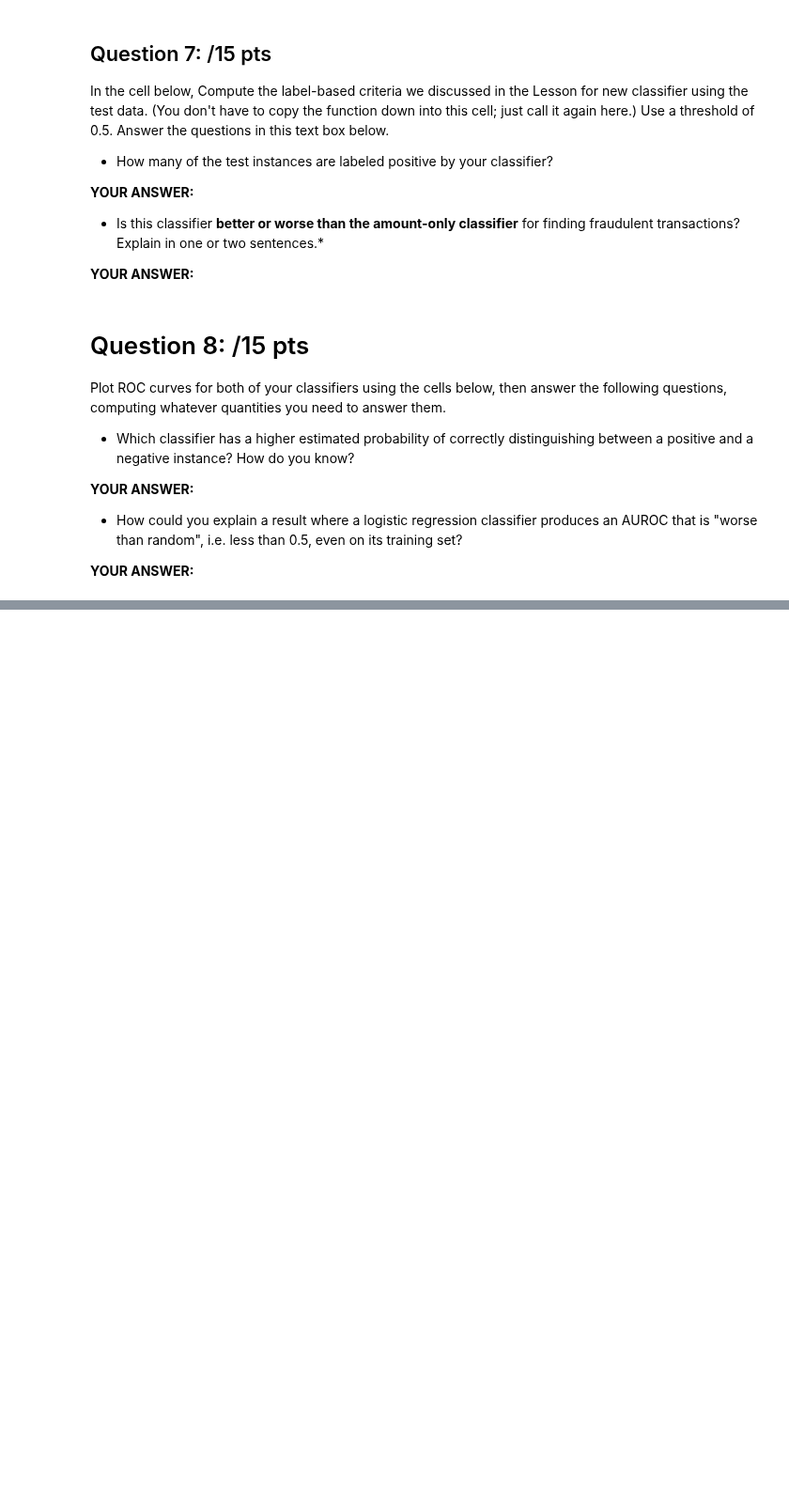
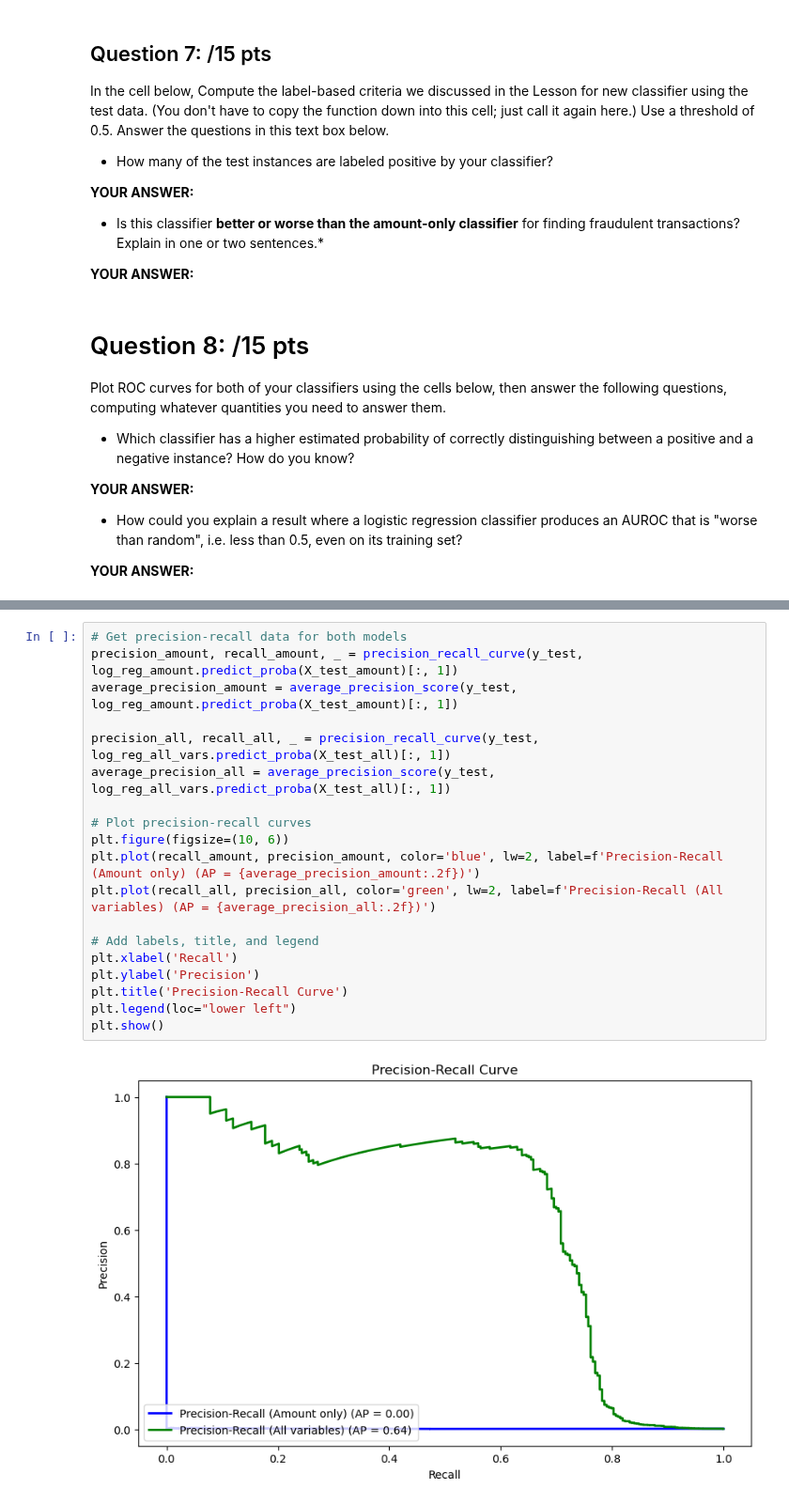
Before and after one commit to JanikThePanic/DATASCI3000-lab-assignments, a Jupyter notebook: Assignment2/DS3000_Assignment2.ipynb, the cells around one changed output, grey strips where cells are left out. Shown at 94% size. Drawn from its saved outputs; the diff is of its cells as text; blank space fills up the shorter version.

```diff
--- a/Assignment2/DS3000_Assignment2.ipynb
+++ b/Assignment2/DS3000_Assignment2.ipynb
@@ -170,0 +223,21 @@ Plot precision-recall curves for both of your classifiers using the cell below.
+# %%
+# Get precision-recall data for both models
+precision_amount, recall_amount, _ = precision_recall_curve(y_test, log_reg_amount.predict_proba(X_test_amount)[:, 1])
+average_precision_amount = average_precision_score(y_test, log_reg_amount.predict_proba(X_test_amount)[:, 1])
+
+precision_all, recall_all, _ = precision_recall_curve(y_test, log_reg_all_vars.predict_proba(X_test_all)[:, 1])
+average_precision_all = average_precision_score(y_test, log_reg_all_vars.predict_proba(X_test_all)[:, 1])
+
+# Plot precision-recall curves
+plt.figure(figsize=(10, 6))
+plt.plot(recall_amount, precision_amount, color='blue', lw=2, label=f'Precision-Recall (Amount only) (AP = {average_precision_amount:.2f})')
+plt.plot(recall_all, precision_all, color='green', lw=2, label=f'Precision-Recall (All variables) (AP = {average_precision_all:.2f})')
+
+# Add labels, title, and legend
+plt.xlabel('Recall')
+plt.ylabel('Precision')
+plt.title('Precision-Recall Curve')
+plt.legend(loc="lower left")
+plt.show()
+# %% [output]
+[figure, added]
```
Also changed, not shown: parts of 6 cells of this notebook.
